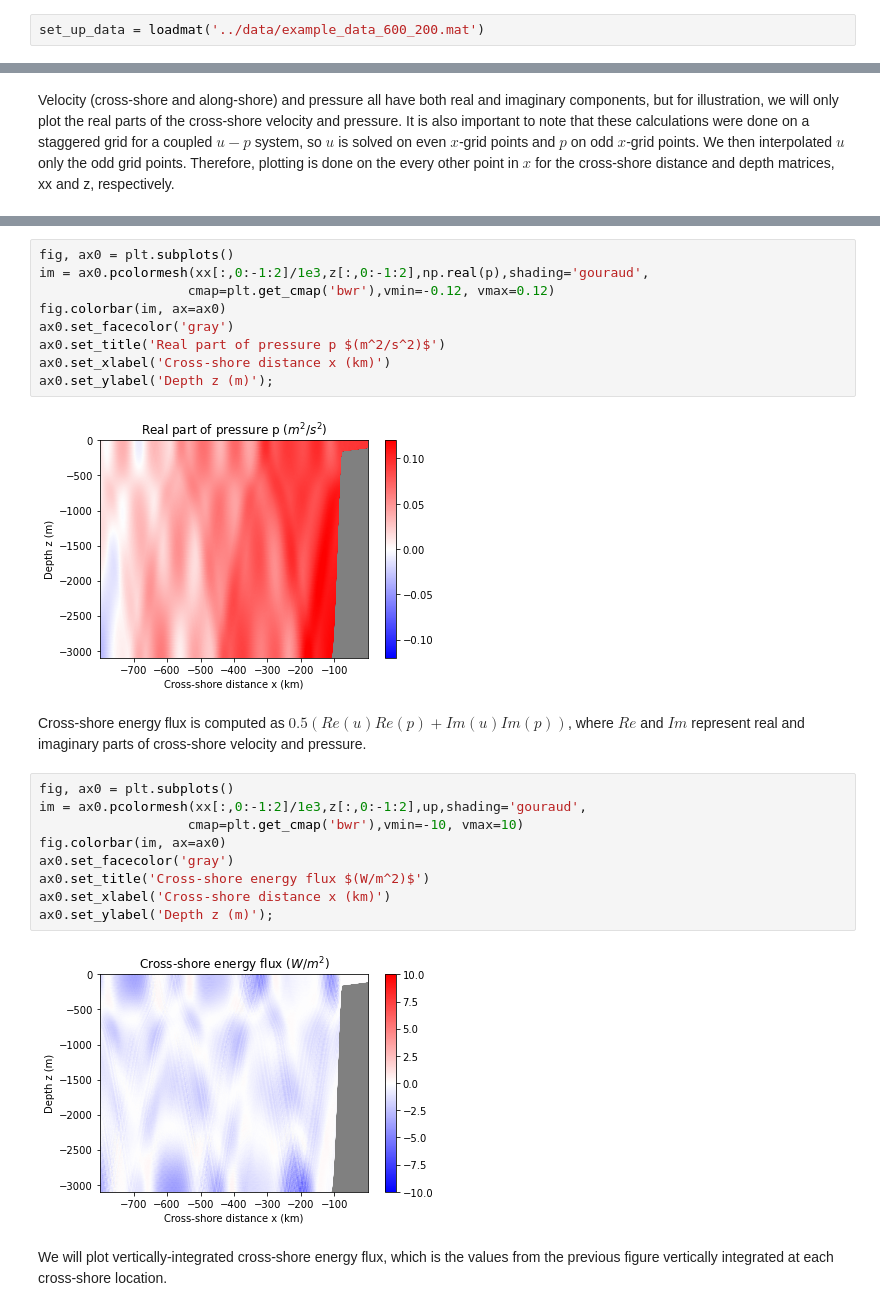
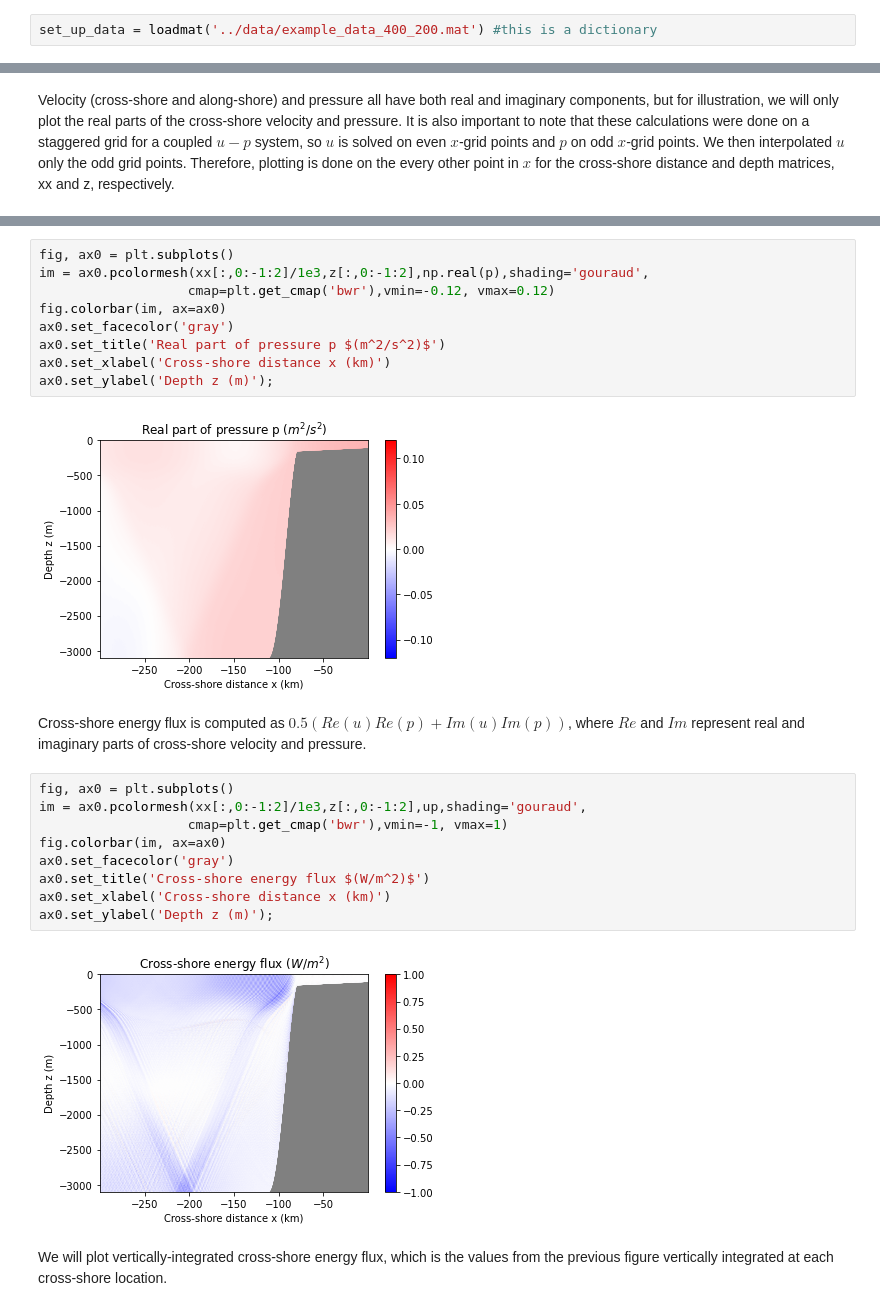
Before and after one commit to bzemskova/coastal_internal_tides, a Jupyter notebook: python_post_processing/plot_example_simulation.ipynb, the cells around one changed output, grey strips where cells are left out. Cells and saved outputs as stored; diff of their text form.

```diff
--- a/python_post_processing/plot_example_simulation.ipynb
+++ b/python_post_processing/plot_example_simulation.ipynb
@@ -8,7 +8,7 @@ from scipy.io import loadmat
 # %% [markdown]
 Open Matfile using loadmat module and extract all the data from the loaded dictionary.
 # %%
-set_up_data = loadmat('../data/example_data_600_200.mat')
+set_up_data = loadmat('../data/example_data_400_200.mat') #this is a dictionary
 # %%
 #SET-UP VARIABLES
 L = set_up_data['L'] #domain size (m): size[1,]
@@ -98,20 +102,20 @@ ax0.set_title('Real part of pressure p $(m^2/s^2)$')
 ax0.set_xlabel('Cross-shore distance x (km)')
 ax0.set_ylabel('Depth z (m)');
 # %% [output]
-[figure, old version]
+[figure, new version]
 # %% [markdown]
 Cross-shore energy flux is computed as $0.5(Re(u) Re(p) + Im(u) Im(p))$, where $Re$ and $Im$ represent real and imaginary parts of cross-shore velocity and pressure.
 # %%
 fig, ax0 = plt.subplots()
 im = ax0.pcolormesh(xx[:,0:-1:2]/1e3,z[:,0:-1:2],up,shading='gouraud',
-                   cmap=plt.get_cmap('bwr'),vmin=-10, vmax=10)
+                   cmap=plt.get_cmap('bwr'),vmin=-1, vmax=1)
 fig.colorbar(im, ax=ax0)
 ax0.set_facecolor('gray')
 ax0.set_title('Cross-shore energy flux $(W/m^2)$')
 ax0.set_xlabel('Cross-shore distance x (km)')
 ax0.set_ylabel('Depth z (m)');
 # %% [output]
-[figure, old version]
+[figure, new version]
 # %% [markdown]
 We will plot vertically-integrated cross-shore energy flux, which is the values from the previous figure vertically integrated at each cross-shore location.
 # %%
```
Also changed, not shown: parts of 10 cells of this notebook, 6 other files.
